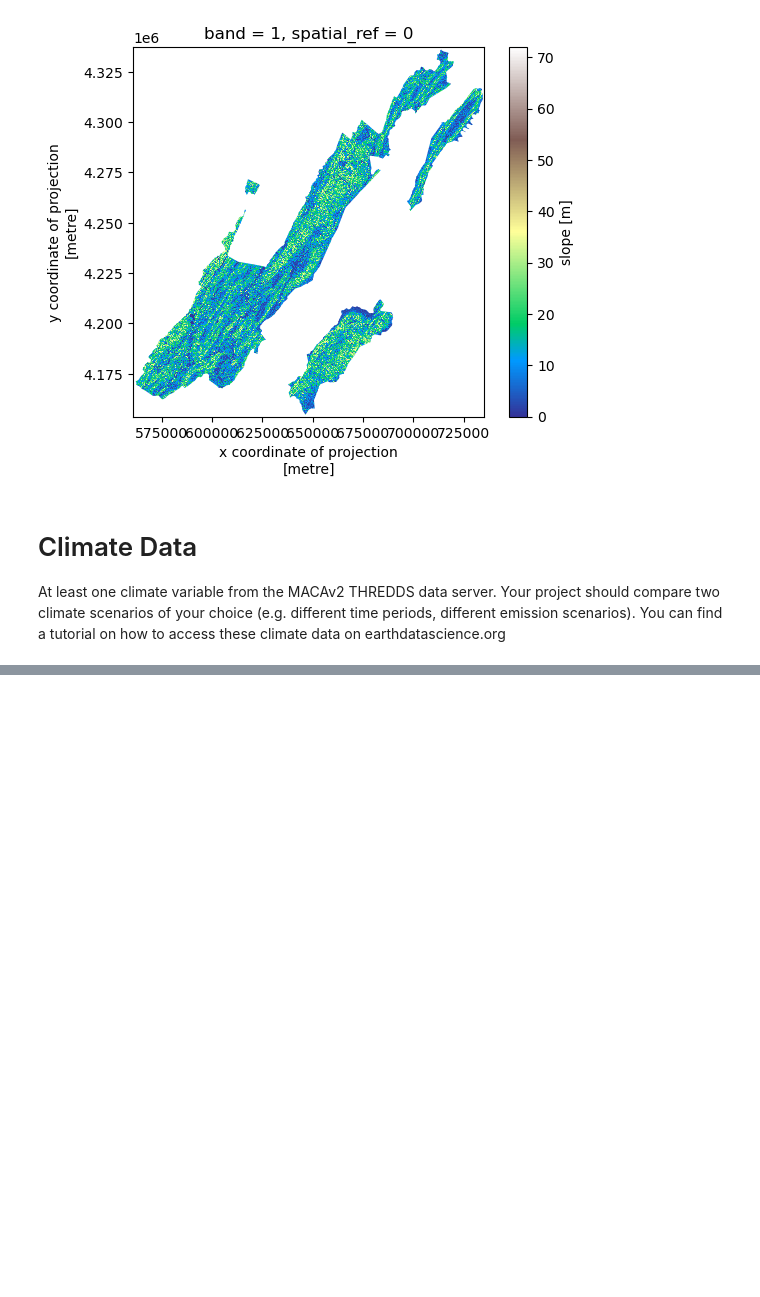
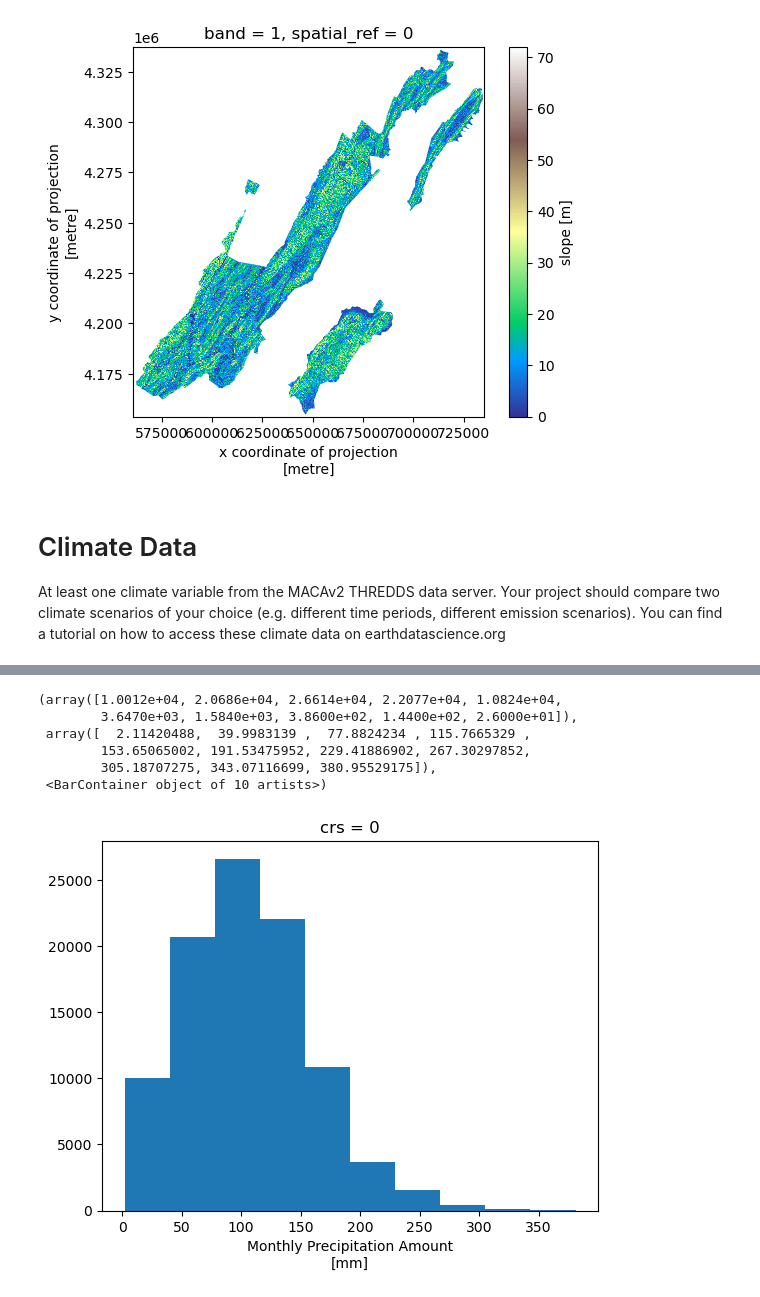
Before and after one commit to tjstogoski/Habitat-Suitability, a Jupyter notebook: 02-model-variables.ipynb, the cells around one changed output, grey strips where cells are left out. Saved outputs shown, nothing was run; the diff lists cells and outputs as text; code cells hidden in the pictures; blank space fills up the shorter version.

```diff
--- a/02-model-variables.ipynb
+++ b/02-model-variables.ipynb
@@ -219,3 +228,19 @@ plt.show()
 # %% [markdown]
 # Climate Data
 At least one climate variable from the MACAv2 THREDDS data server. Your project should compare two climate scenarios of your choice (e.g. different time periods, different emission scenarios). You can find a tutorial on how to access these climate data on earthdatascience.org
+# %%
+def convert_longitude(longitude):
+    """Convert longitude range from 0-360 to [-180:180]"""
+    return (longitude - 360) if longitude > 180 else longitude
+# %%
+maca_url = (
+    'http://thredds.northwestknowledge.net:8080/thredds/dodsC/MACAV2/BNU-ESM'
+    '/macav2metdata_pr_BNU-ESM_r1i1p1_rcp85_2096_2099_CONUS_monthly.nc')
+maca_da = xr.open_dataset(maca_url).squeeze().precipitation
+# Reassign coordinates to [-180:180]
+maca_da = maca_da.assign_coords(
+    lon=("lon", [convert_longitude(l) for l in maca_da.lon.values])
+)
+maca_da = maca_da.rio.set_spatial_dims(x_dim='lon', y_dim='lat')
+bounds = GWNF_gdf.to_crs(maca_da.rio.crs).total_bounds
+maca_da = maca_da.rio.clip_box(*bounds)
@@ -221,0 +263,10 @@ At least one climate variable from the MACAv2 THREDDS data server. Your project
+# %%
+maca_da.plot()
+# %% [output]
+(array([1.0012e+04, 2.0686e+04, 2.6614e+04, 2.2077e+04, 1.0824e+04,
+        3.6470e+03, 1.5840e+03, 3.8600e+02, 1.4400e+02, 2.6000e+01]),
+ array([  2.11420488,  39.9983139 ,  77.8824234 , 115.7665329 ,
+        153.65065002, 191.53475952, 229.41886902, 267.30297852,
+        305.18707275, 343.07116699, 380.95529175]),
+ <BarContainer object of 10 artists>)
+[figure, added]
```
Also changed, not shown: parts of 2 cells of this notebook.
